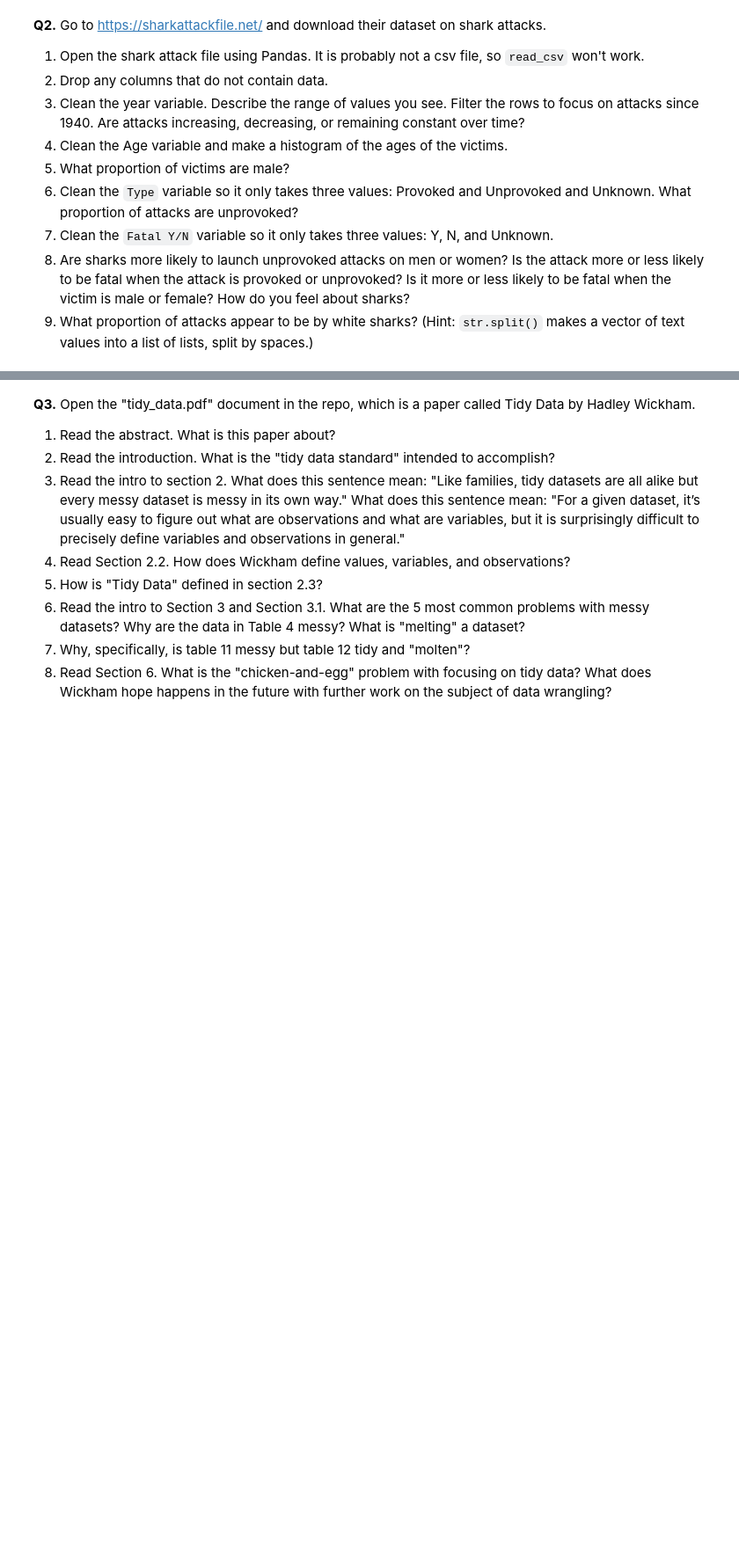
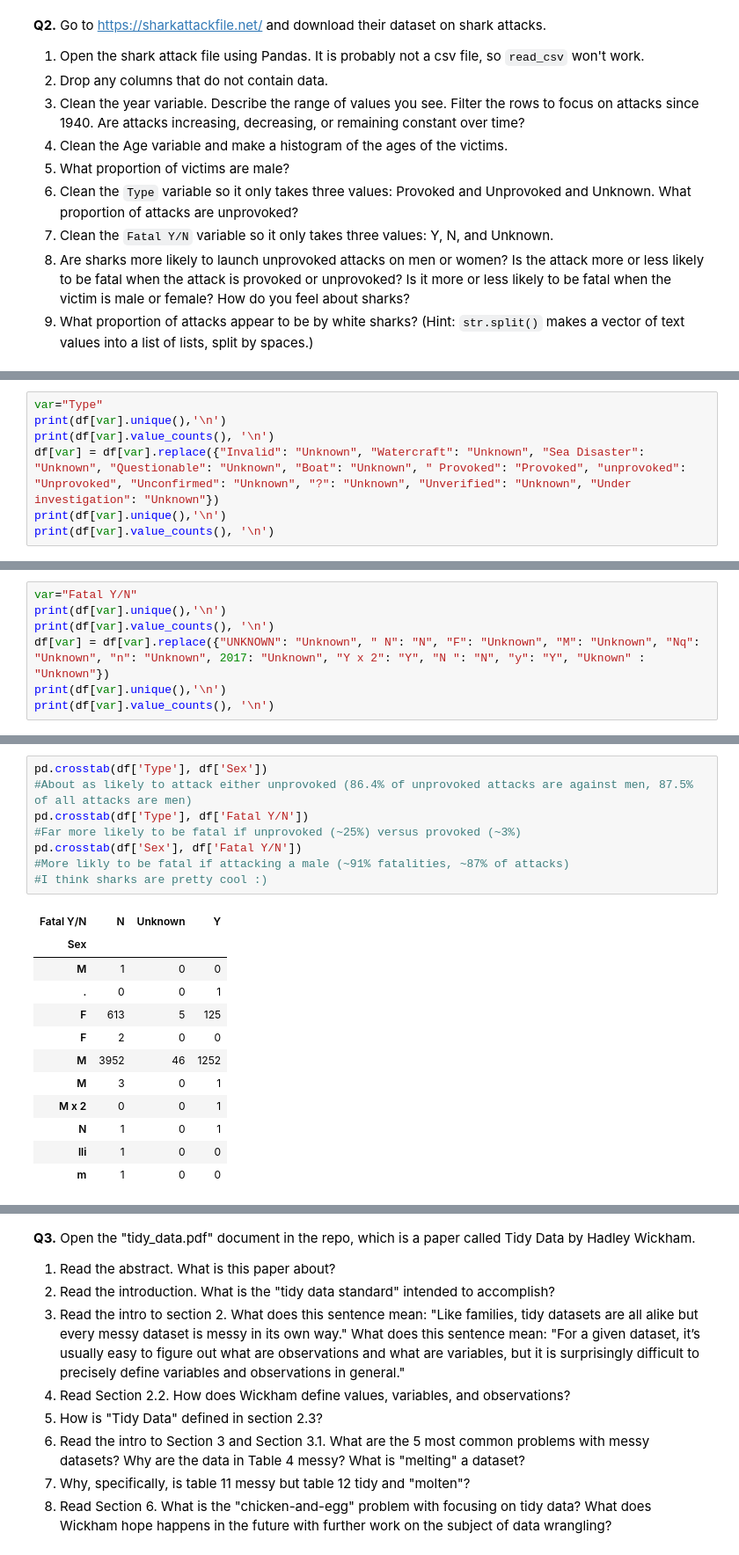
Before and after one commit to benshults22/DS3001-SP26, a Jupyter notebook: wrangling/assignment/assignment.ipynb, the cells around one changed output, grey strips where cells are left out. Shown at 88% size. Drawn from its saved outputs; the diff is of its cells as text; blank space fills up the shorter version.

```diff
--- a/wrangling/assignment/assignment.ipynb
+++ b/wrangling/assignment/assignment.ipynb
@@ -129,0 +222,7 @@ Name: count, Length: 484, dtype: int64
+# %%
+var="Type"
+print(df[var].unique(),'\n')
+print(df[var].value_counts(), '\n')
+df[var] = df[var].replace({"Invalid": "Unknown", "Watercraft": "Unknown", "Sea Disaster": "Unknown", "Questionable": "Unknown", "Boat": "Unknown", " Provoked": "Provoked", "unprovoked": "Unprovoked", "Unconfirmed": "Unknown", "?": "Unknown", "Unverified": "Unknown", "Under investigation": "Unknown"})
+print(df[var].unique(),'\n')
+print(df[var].value_counts(), '\n')
@@ -129,0 +245,7 @@ Name: count, Length: 484, dtype: int64
+# %%
+var="Fatal Y/N"
+print(df[var].unique(),'\n')
+print(df[var].value_counts(), '\n')
+df[var] = df[var].replace({"UNKNOWN": "Unknown", " N": "N", "F": "Unknown", "M": "Unknown", "Nq": "Unknown", "n": "Unknown", 2017: "Unknown", "Y x 2": "Y", "N ": "N", "y": "Y", "Uknown" : "Unknown"})
+print(df[var].unique(),'\n')
+print(df[var].value_counts(), '\n')
@@ -129,0 +269,21 @@ Name: count, Length: 484, dtype: int64
+# %%
+pd.crosstab(df['Type'], df['Sex'])
+#About as likely to attack either unprovoked (86.4% of unprovoked attacks are against men, 87.5% of all attacks are men)
+pd.crosstab(df['Type'], df['Fatal Y/N'])
+#Far more likely to be fatal if unprovoked (~25%) versus provoked (~3%)
+pd.crosstab(df['Sex'], df['Fatal Y/N'])
+#More likly to be fatal if attacking a male (~91% fatalities, ~87% of attacks)
+#I think sharks are pretty cool :)
+# %% [output]
+| Fatal Y/N | N | Unknown | Y |
+| Sex |  |  |  |
+| M | 1 | 0 | 0 |
+| . | 0 | 0 | 1 |
+| F | 613 | 5 | 125 |
+| F | 2 | 0 | 0 |
+| M | 3952 | 46 | 1252 |
+| M | 3 | 0 | 1 |
+| M x 2 | 0 | 0 | 1 |
+| N | 1 | 0 | 1 |
+| lli | 1 | 0 | 0 |
+| m | 1 | 0 | 0 |
```
Also changed, not shown: parts of 8 cells of this notebook.
